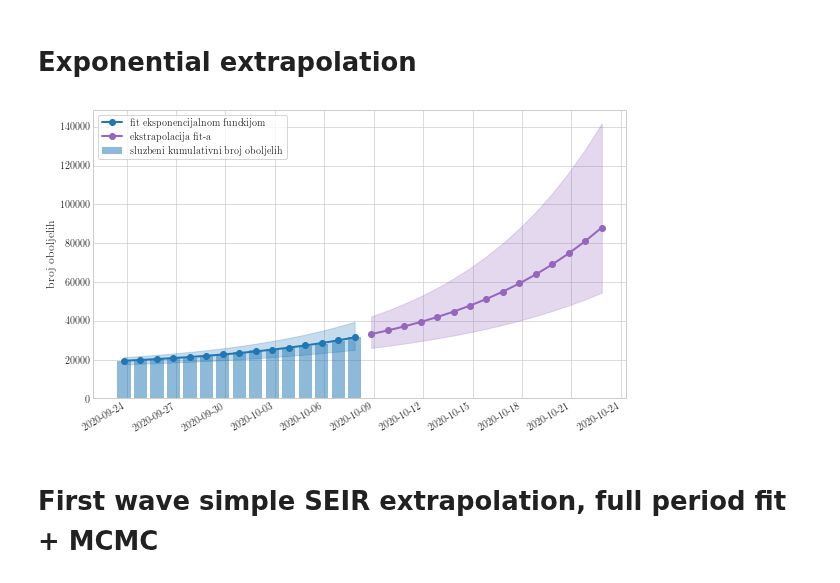
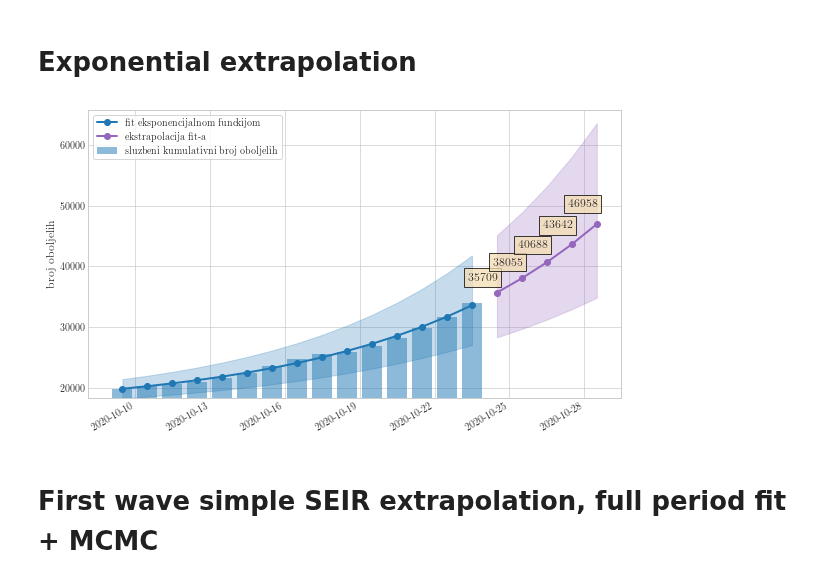
Before and after one commit to akapet00/covid-19-modelling-croatia, a Jupyter notebook: notebooks/08-extrapolation.ipynb, the cells around one changed output. Drawn from its saved outputs; the diff is of its cells as text; code cells hidden in the pictures.

```diff
--- a/notebooks/08-extrapolation.ipynb
+++ b/notebooks/08-extrapolation.ipynb
@@ -79,33 +79,42 @@ y = cum_positives[-15:]  # last month data confirmed cases
 model = GrowthCOVIDModel(function='exponential', normalize=True, calc_ci=True)
 model.fit(y)
 x_fit, y_fit = model.get_fitted
-x_ext, y_ext = model.predict(15)  # extrapolate the following month
+x_ext, y_ext = model.predict(5)  # extrapolate the following month
 # %%
-t = np.arange(x_fit.size + x_ext.size)
-end_dt = dt.datetime.today()
-start_dt = end_dt - dt.timedelta(int(t.size))
-t = matplotlib.dates.drange(start_dt, end_dt, dt.timedelta(days=1))
+t_fit = np.arange(x_fit.size)
+end_fit = dt.datetime.today()
+start_fit = end_fit - dt.timedelta(int(t_fit.size))
+t_fit = matplotlib.dates.drange(start_fit, end_fit, dt.timedelta(days=1))
+
+t_ext = np.arange(x_ext.size)
+start_ext = end_fit
+end_ext = start_ext + dt.timedelta(int(t_ext.size))
+t_ext = matplotlib.dates.drange(start_ext, end_ext, dt.timedelta(days=1))
-# %%
-t_fit = t[:x_fit.size]
-t_ext = t[x_fit.size:]
 # %%
 fig = plt.figure()
+ax = fig.add_subplot()
 
-plt.bar(t_fit, y, color=hex_blue, alpha=0.5, label='sluzbeni kumulativni broj oboljelih')
-plt.fill_between(t_fit, y_fit[0], y_fit[2], color=hex_blue, alpha=0.25)
-plt.plot(t_fit, y_fit[1], 'o-', color=hex_blue, linewidth=2, label='fit eksponencijalnom funckijom')
+ax.bar(t_fit, y - y_fit[0][0], bottom=y_fit[0][0], color=hex_blue, alpha=0.5, label='sluzbeni kumulativni broj oboljelih')
+ax.fill_between(t_fit, y_fit[0], y_fit[2], color=hex_blue, alpha=0.25)
+ax.plot(t_fit, y_fit[1], 'o-', color=hex_blue, linewidth=2, label='fit eksponencijalnom funckijom')
 
-plt.fill_between(t_ext, y_ext[0], y_ext[2], color=hex_purple, alpha=0.25)
-plt.plot(t_ext, y_ext[1], 'o-', color=hex_purple, linewidth=2, label='ekstrapolacija fit-a')
+ax.fill_between(t_ext, y_ext[0], y_ext[2], color=hex_purple, alpha=0.25)
+ax.plot(t_ext, y_ext[1], 'o-', color=hex_purple, linewidth=2, label='ekstrapolacija fit-a')
 
-plt.ylabel('broj oboljelih')
+for val_t, val_y in zip(t_ext, y_ext[1]):
+    ax.text(
+        val_t, val_y + 0.07*val_y, f'{int(val_y)}',
+        horizontalalignment='right', verticalalignment='center',
+        bbox=dict(facecolor='wheat', alpha=0.75))
+
+ax.set_ylabel('broj oboljelih')
 _ = fig.gca().xaxis.set_major_formatter(matplotlib.dates.DateFormatter('%Y-%m-%d'))
 _ = fig.gca().xaxis.set_major_locator(matplotlib.dates.DayLocator(interval=3))
 _ = plt.gcf().autofmt_xdate()
 plt.legend(loc='upper left', frameon=True)
 plt.show()
 # %% [output]
-[figure, old version]
+[figure, new version]
 # %% [markdown]
 # First wave simple SEIR extrapolation, full period fit + MCMC
 # %%
```
Also changed, not shown: parts of 3 cells of this notebook.
